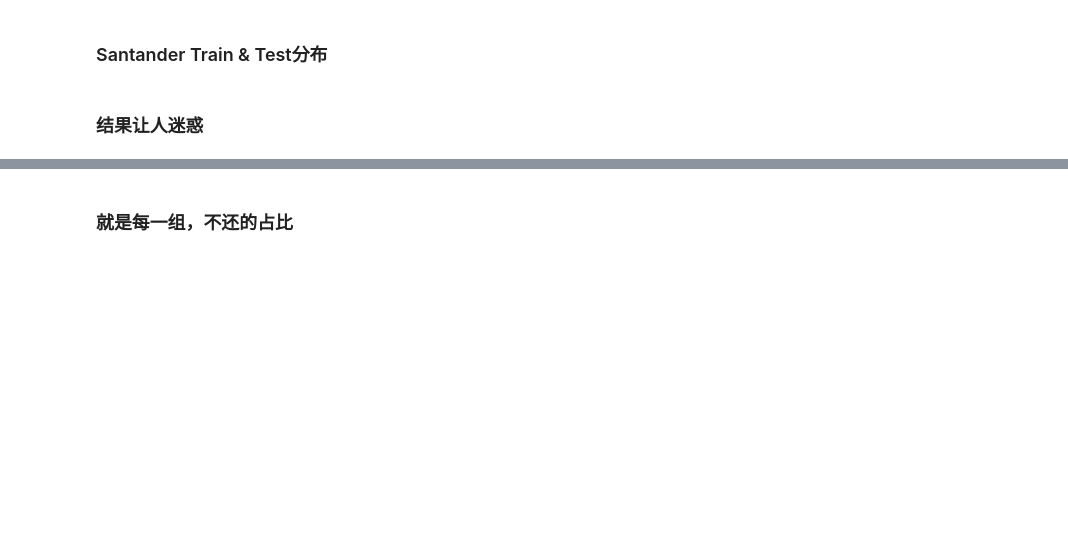
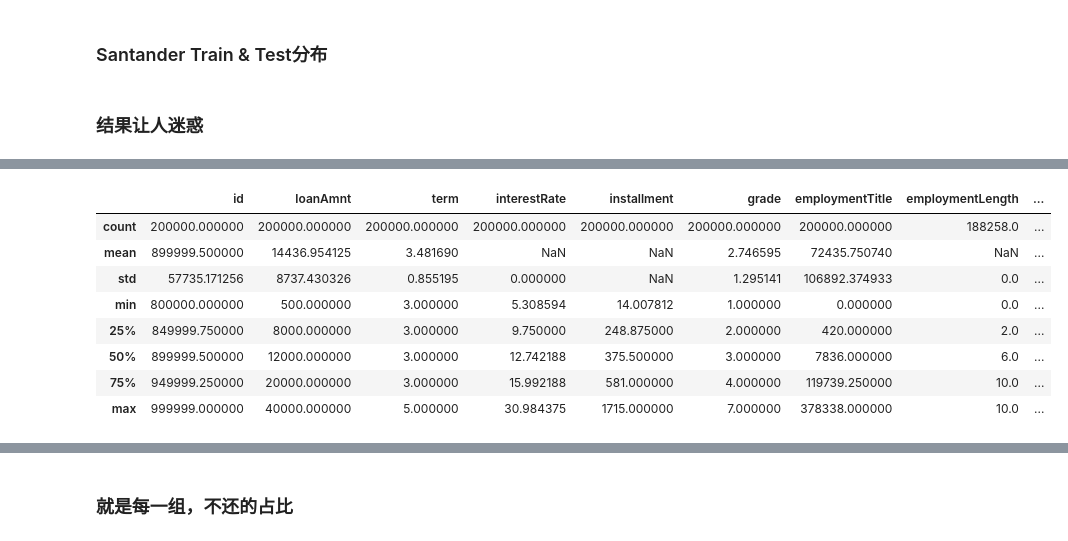
Before and after one commit to elsieyin/FengKo, a Jupyter notebook: EDA/myeda.ipynb, the cells around one changed output, grey strips where cells are left out. Cells and saved outputs as stored; diff of their text form; code cells hidden in the pictures; blank space fills up the shorter version.

```diff
--- a/EDA/myeda.ipynb
+++ b/EDA/myeda.ipynb
@@ -208 +274,13 @@ train.head(10)
+# %%
+test.describe()
+# %% [output]
+|  | id | loanAmnt | term | interestRate | installment | grade | employmentTitle | employmentLength | ... |
+| count | 200000.000000 | 200000.000000 | 200000.000000 | 200000.000000 | 200000.000000 | 200000.000000 | 200000.000000 | 188258.0 | ... |
+| mean | 899999.500000 | 14436.954125 | 3.481690 | NaN | NaN | 2.746595 | 72435.750740 | NaN | ... |
+| std | 57735.171256 | 8737.430326 | 0.855195 | 0.000000 | NaN | 1.295141 | 106892.374933 | 0.0 | ... |
+| min | 800000.000000 | 500.000000 | 3.000000 | 5.308594 | 14.007812 | 1.000000 | 0.000000 | 0.0 | ... |
+| 25% | 849999.750000 | 8000.000000 | 3.000000 | 9.750000 | 248.875000 | 2.000000 | 420.000000 | 2.0 | ... |
+| 50% | 899999.500000 | 12000.000000 | 3.000000 | 12.742188 | 375.500000 | 3.000000 | 7836.000000 | 6.0 | ... |
+| 75% | 949999.250000 | 20000.000000 | 3.000000 | 15.992188 | 581.000000 | 4.000000 | 119739.250000 | 10.0 | ... |
+| max | 999999.000000 | 40000.000000 | 5.000000 | 30.984375 | 1715.000000 | 7.000000 | 378338.000000 | 10.0 | ... |
 # %%
```
Also changed, not shown: parts of 24 cells of this notebook, 2 other files.
